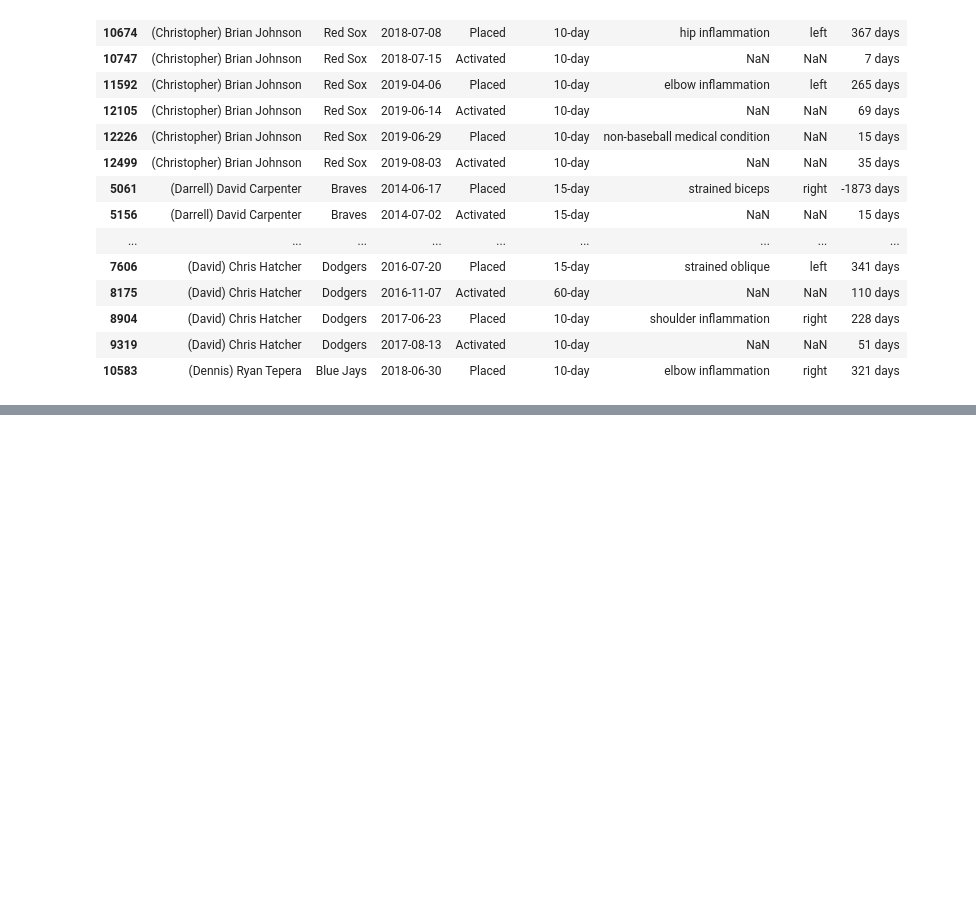
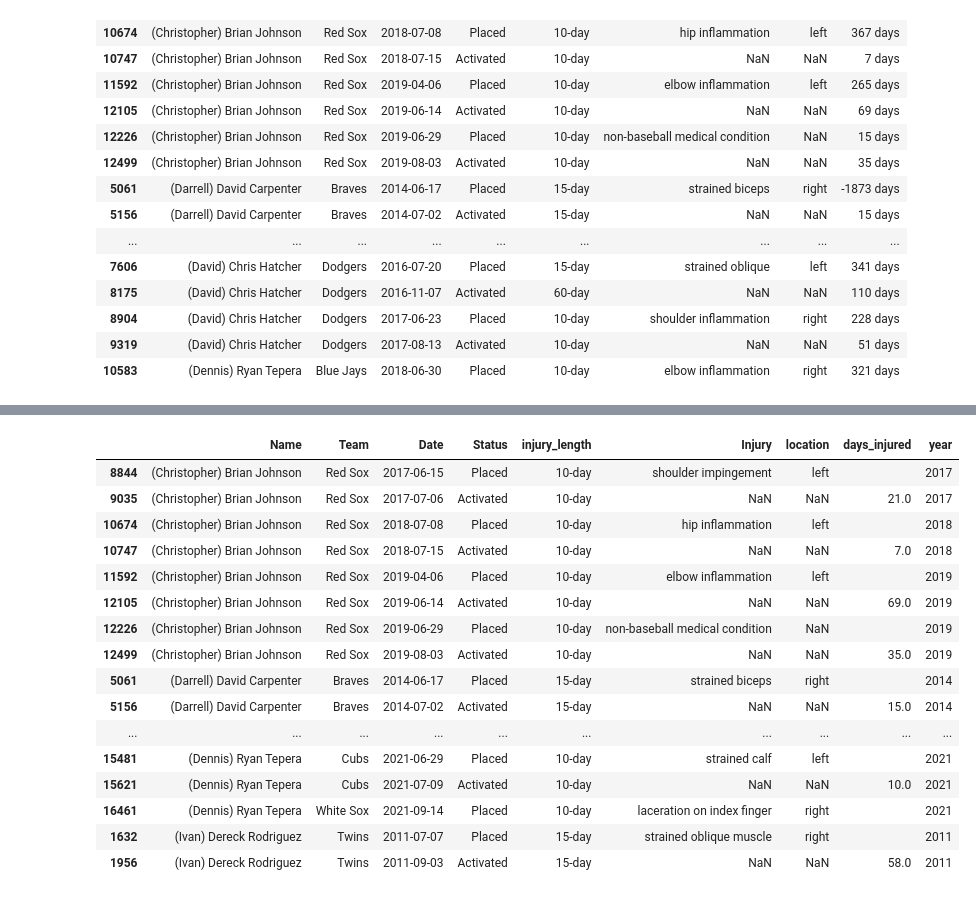
Before and after one commit to brianrwheatley/final-baseball-war-stats, a Jupyter notebook: injury_legnth_finder.ipynb, the cells around one changed output, grey strips where cells are left out. Cells and saved outputs as stored; diff of their text form; code cells hidden in the pictures; blank space fills up the shorter version.

Commit message:
days missed due to injury code complete and updated CSV uploaded

```diff
--- a/injury_legnth_finder.ipynb
+++ b/injury_legnth_finder.ipynb
@@ -263,5 +232,5 @@ See the caveats in the documentation: https://pandas.pydata.org/pandas-docs/stab
 | 12770 | transferred to 60-day IL with str... | Marlins | 2019-09-01 | Activated | 60-day | NaN | NaN | -387.0 | 2019 |
 14824 rows × 9 columns
 # %%
-# Save this dataframe as a new CSV file
-#date_df.to_csv("cleaned_injury_data_with_dates.csv")
+date_df = date_df.rename(columns={"time_out": "days_injured"})
+date_df
@@ -267,0 +251,26 @@ See the caveats in the documentation: https://pandas.pydata.org/pandas-docs/stab
+# %%
+# delete time_out values for rows that have 'Placed' in the Status column
+# this is unnecessary info that will mess up our machine learning results if kept
+for idx, row in date_df.iterrows():
+    if  date_df.loc[idx,'Status'] == 'Placed':
+        date_df.loc[idx,'days_injured'] = ''
+
+date_df.head(30)
+# %% [output]
+|  | Name | Team | Date | Status | injury_length | Injury | location | days_injured | year |
+| 8844 | (Christopher) Brian Johnson | Red Sox | 2017-06-15 | Placed | 10-day | shoulder impingement | left |  | 2017 |
+| 9035 | (Christopher) Brian Johnson | Red Sox | 2017-07-06 | Activated | 10-day | NaN | NaN | 21.0 | 2017 |
+| 10674 | (Christopher) Brian Johnson | Red Sox | 2018-07-08 | Placed | 10-day | hip inflammation | left |  | 2018 |
+| 10747 | (Christopher) Brian Johnson | Red Sox | 2018-07-15 | Activated | 10-day | NaN | NaN | 7.0 | 2018 |
+| 11592 | (Christopher) Brian Johnson | Red Sox | 2019-04-06 | Placed | 10-day | elbow inflammation | left |  | 2019 |
+| 12105 | (Christopher) Brian Johnson | Red Sox | 2019-06-14 | Activated | 10-day | NaN | NaN | 69.0 | 2019 |
+| 12226 | (Christopher) Brian Johnson | Red Sox | 2019-06-29 | Placed | 10-day | non-baseball medical condition | NaN |  | 2019 |
+| 12499 | (Christopher) Brian Johnson | Red Sox | 2019-08-03 | Activated | 10-day | NaN | NaN | 35.0 | 2019 |
+| 5061 | (Darrell) David Carpenter | Braves | 2014-06-17 | Placed | 15-day | strained biceps | right |  | 2014 |
+| 5156 | (Darrell) David Carpenter | Braves | 2014-07-02 | Activated | 15-day | NaN | NaN | 15.0 | 2014 |
+| ... | ... | ... | ... | ... | ... | ... | ... | ... | ... |
+| 15481 | (Dennis) Ryan Tepera | Cubs | 2021-06-29 | Placed | 10-day | strained calf | left |  | 2021 |
+| 15621 | (Dennis) Ryan Tepera | Cubs | 2021-07-09 | Activated | 10-day | NaN | NaN | 10.0 | 2021 |
+| 16461 | (Dennis) Ryan Tepera | White Sox | 2021-09-14 | Placed | 10-day | laceration on index finger | right |  | 2021 |
+| 1632 | (Ivan) Dereck Rodriguez | Twins | 2011-07-07 | Placed | 15-day | strained oblique muscle | right |  | 2011 |
+| 1956 | (Ivan) Dereck Rodriguez | Twins | 2011-09-03 | Activated | 15-day | NaN | NaN | 58.0 | 2011 |
```
Also changed, not shown: parts of 5 cells of this notebook, 1 other file.
